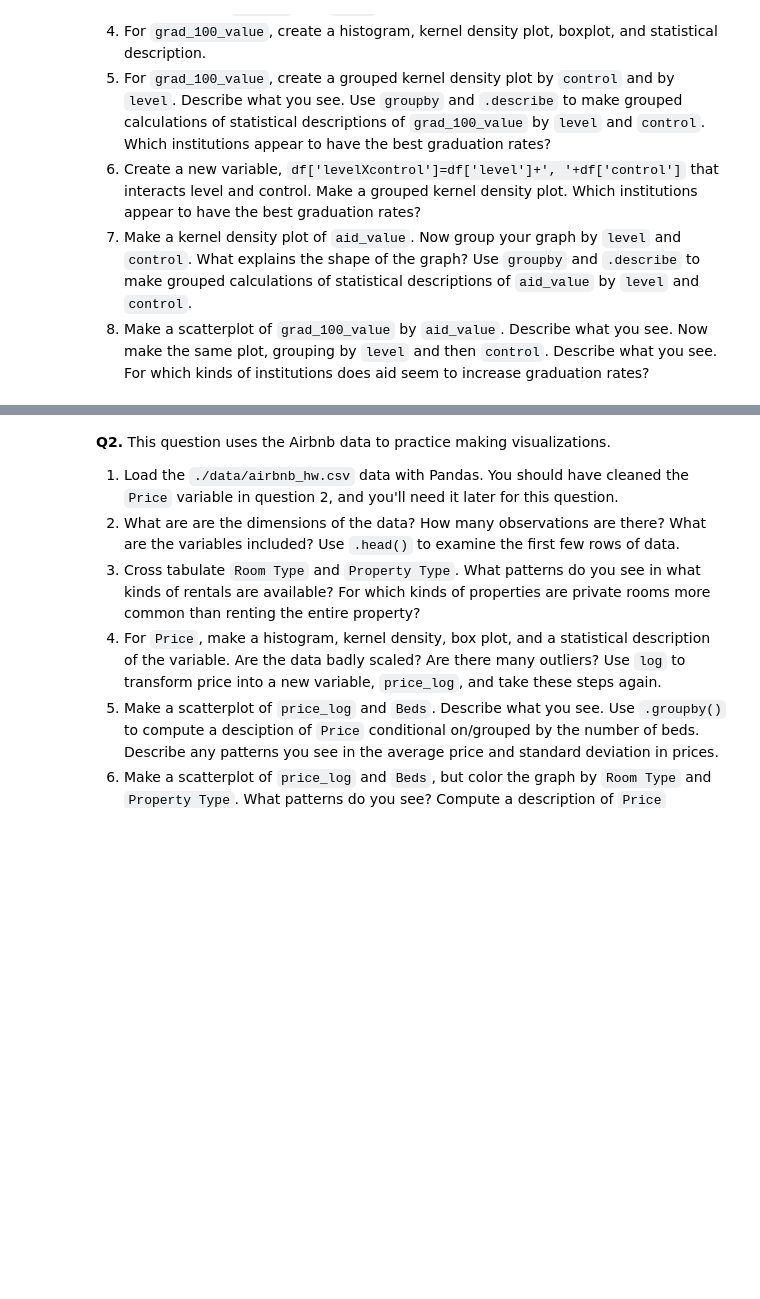
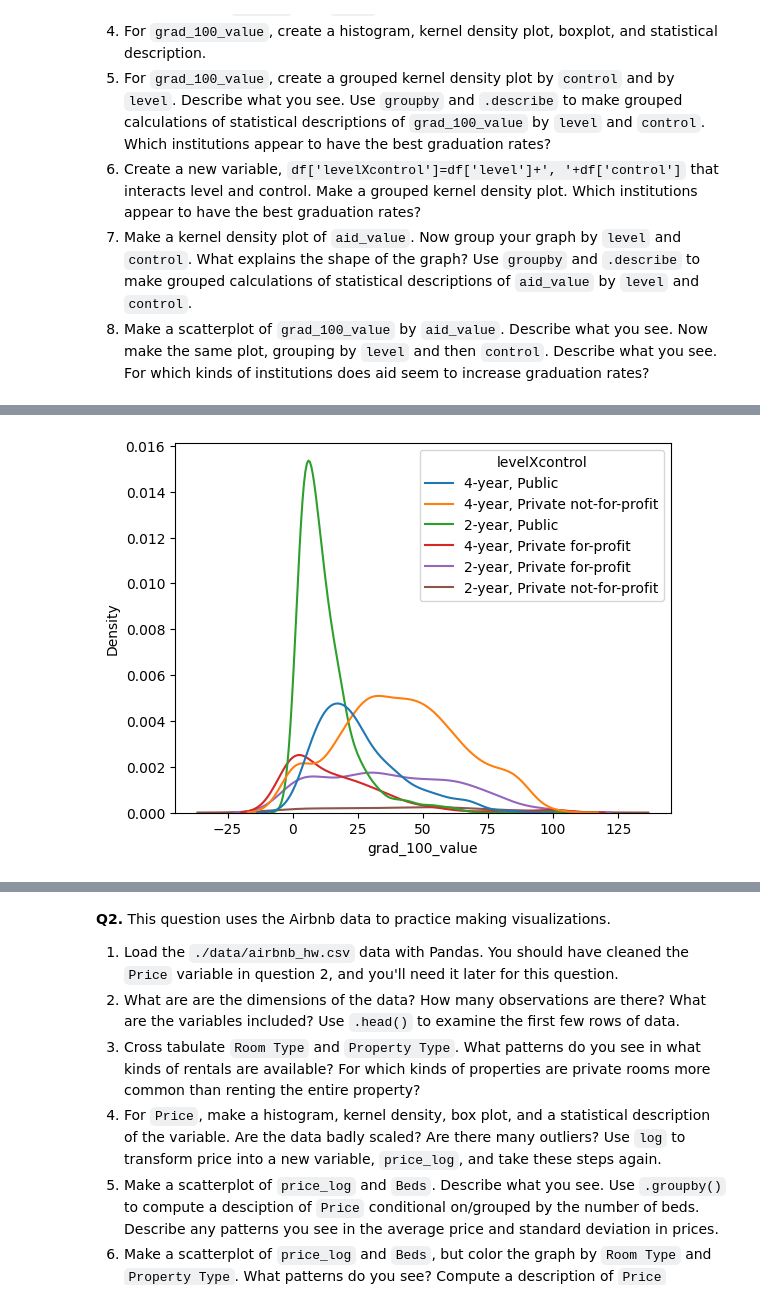
Before and after one commit to JulianKrese/visualization, a Jupyter notebook: assignment/assignment.ipynb, the cells around one changed output, grey strips where cells are left out. Drawn from its saved outputs; the diff is of its cells as text; code cells hidden in the pictures; blank space fills up the shorter version.

```diff
--- a/assignment/assignment.ipynb
+++ b/assignment/assignment.ipynb
@@ -88,0 +113,8 @@ df.head()
+# %%
+## 6 ##
+df['levelXcontrol']=df['level']+', '+df['control']
+sns.kdeplot(data=df, x=gradVal, hue="levelXcontrol")
+plt.show()
+df.loc[:,[level, control, gradVal]].groupby([level, control]).describe()
+# %% [output]
+[figure, added]
```
Also changed, not shown: parts of 10 cells of this notebook.
